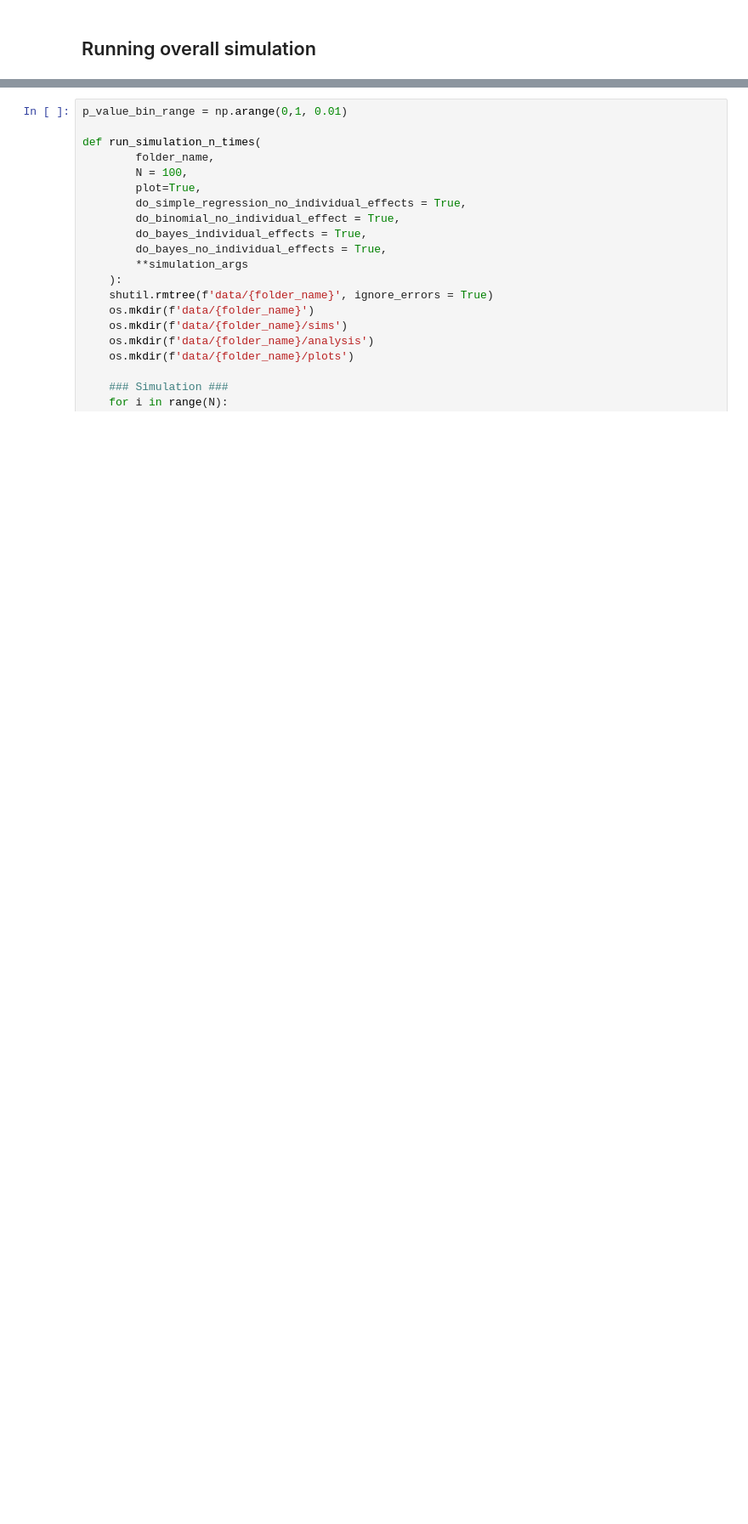
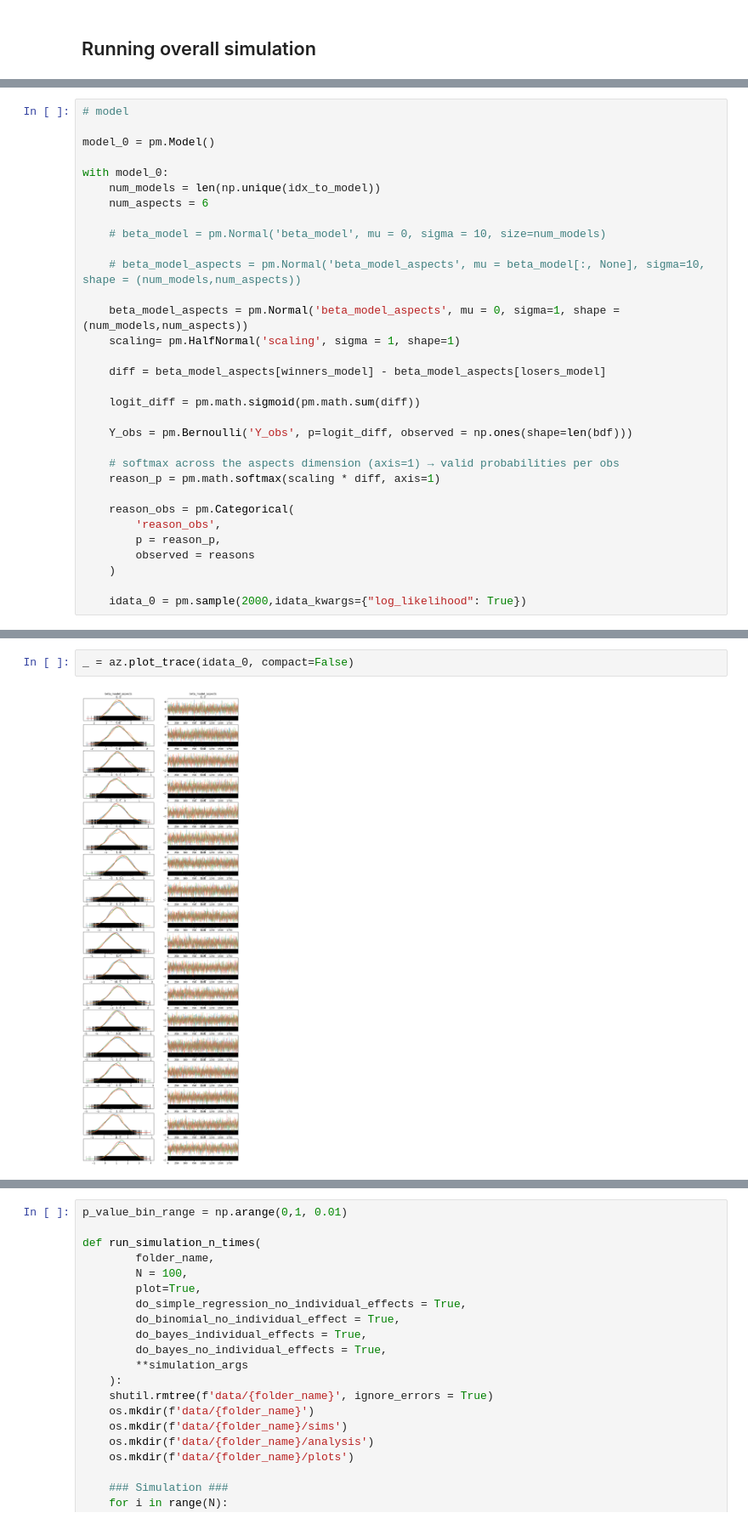
Before and after one commit to daxmavy/art, a Jupyter notebook: simulations/sim.ipynb, the cells around one changed output, grey strips where cells are left out. Shown at 85% size. Cells and saved outputs as stored; diff of their text form; blank space fills up the shorter version.

```diff
--- a/simulations/sim.ipynb
+++ b/simulations/sim.ipynb
@@ -432,0 +525,32 @@ def generate_data_for_simulation(
+# %%
+# model
+
+model_0 = pm.Model()
+
+with model_0:
+    num_models = len(np.unique(idx_to_model))
+    num_aspects = 6
+
+    # beta_model = pm.Normal('beta_model', mu = 0, sigma = 10, size=num_models)
+
+    # beta_model_aspects = pm.Normal('beta_model_aspects', mu = beta_model[:, None], sigma=10, shape = (num_models,num_aspects))
+
+    beta_model_aspects = pm.Normal('beta_model_aspects', mu = 0, sigma=1, shape = (num_models,num_aspects))
+    scaling= pm.HalfNormal('scaling', sigma = 1, shape=1)
+
+    diff = beta_model_aspects[winners_model] - beta_model_aspects[losers_model]
+
+    logit_diff = pm.math.sigmoid(pm.math.sum(diff))
+
+    Y_obs = pm.Bernoulli('Y_obs', p=logit_diff, observed = np.ones(shape=len(bdf)))
+
+    # softmax across the aspects dimension (axis=1) → valid probabilities per obs
+    reason_p = pm.math.softmax(scaling * diff, axis=1)
+
+    reason_obs = pm.Categorical(
+        'reason_obs',
+        p = reason_p,
+        observed = reasons
+    )
+
+    idata_0 = pm.sample(2000,idata_kwargs={"log_likelihood": True})
@@ -432,0 +565,4 @@ def generate_data_for_simulation(
+# %%
+_ = az.plot_trace(idata_0, compact=False)
+# %% [output]
+[figure, added]
```
Also changed, not shown: parts of 26 cells of this notebook.
